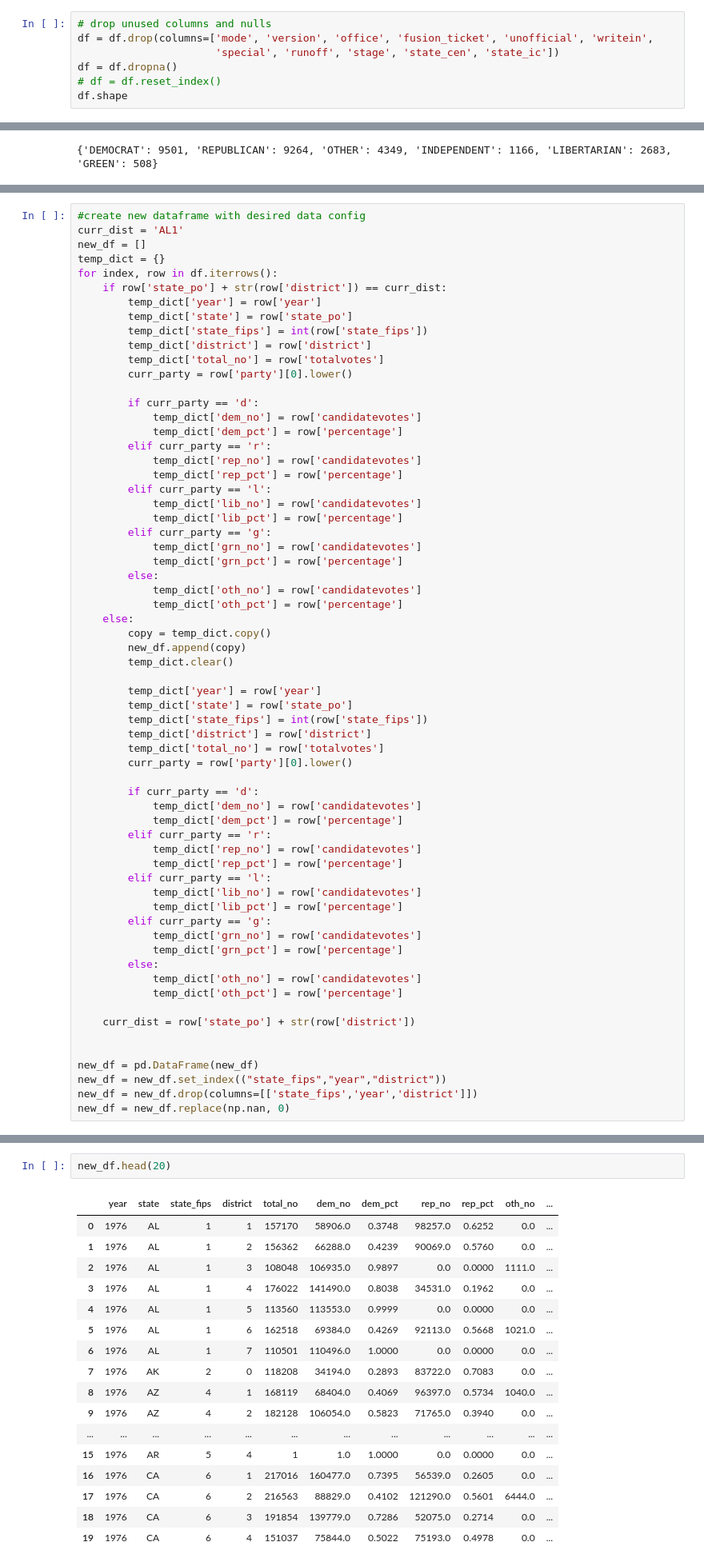
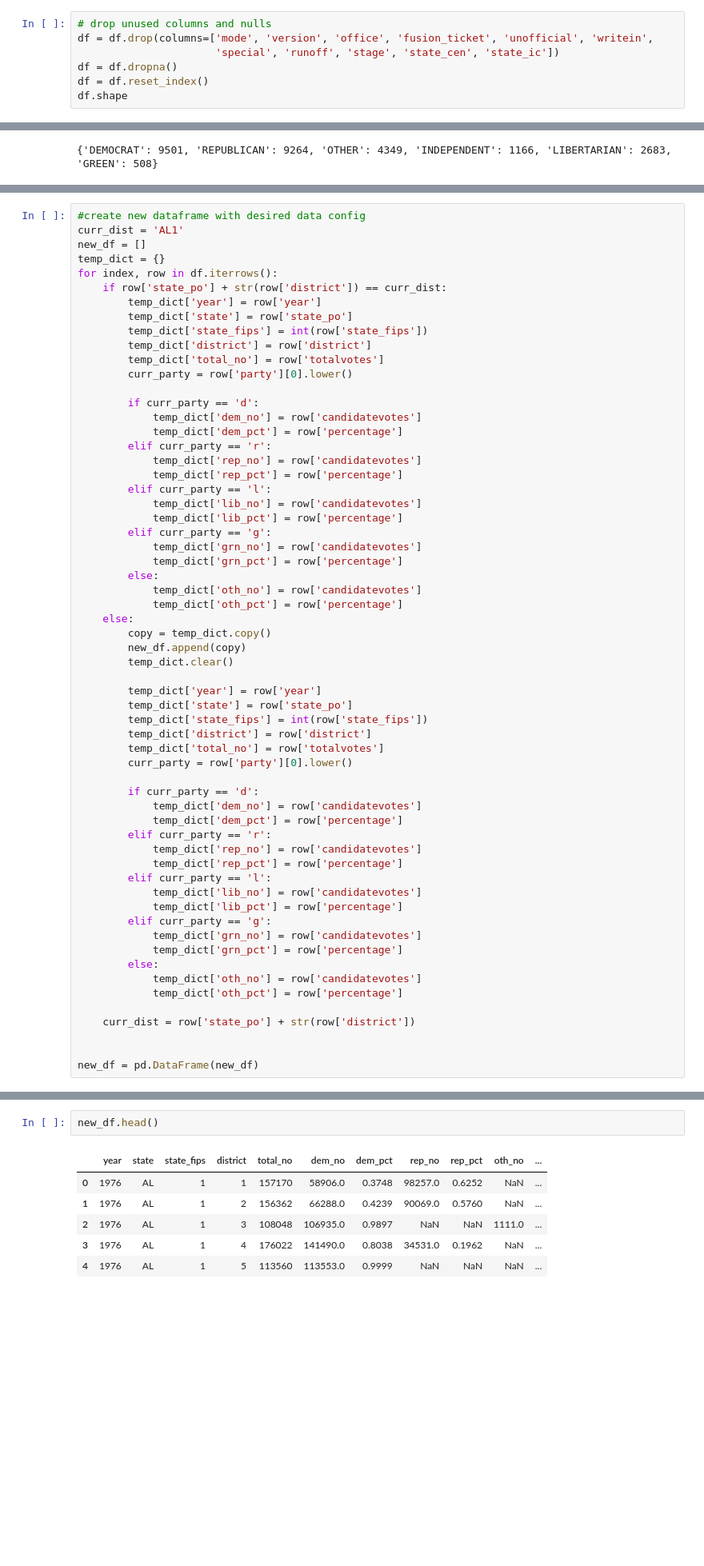
Before and after one commit to Ayushi1019/US_Election_visualization, a Jupyter notebook: house_voting_trends.ipynb, the cells around one changed output, grey strips where cells are left out. Shown: that part at 80% size. Saved outputs shown, nothing was run; the diff lists cells and outputs as text; blank space fills up the shorter version.

```diff
--- a/house_voting_trends.ipynb
+++ b/house_voting_trends.ipynb
@@ -12,6 +11,6 @@ df.shape
 df = df.drop(columns=['mode', 'version', 'office', 'fusion_ticket', 'unofficial', 'writein',
                       'special', 'runoff', 'stage', 'state_cen', 'state_ic'])
 df = df.dropna()
-# df = df.reset_index()
+df = df.reset_index()
 df.shape
 # %% [output]
@@ -121,6 +120,3 @@ for index, row in df.iterrows():
 
 
 new_df = pd.DataFrame(new_df)
-new_df = new_df.set_index(("state_fips","year","district"))
-new_df = new_df.drop(columns=[['state_fips','year','district']])
-new_df = new_df.replace(np.nan, 0)
@@ -129,21 +143,10 @@ KeyError: "None of [('state_fips', 'year', 'district')] are in the columns"
 # %%
-new_df.head(20)
+new_df.head()
 # %% [output]
 |  | year | state | state_fips | district | total_no | dem_no | dem_pct | rep_no | rep_pct | oth_no | ... |
-| 0 | 1976 | AL | 1 | 1 | 157170 | 58906.0 | 0.3748 | 98257.0 | 0.6252 | 0.0 | ... |
-| 1 | 1976 | AL | 1 | 2 | 156362 | 66288.0 | 0.4239 | 90069.0 | 0.5760 | 0.0 | ... |
-| 2 | 1976 | AL | 1 | 3 | 108048 | 106935.0 | 0.9897 | 0.0 | 0.0000 | 1111.0 | ... |
-| 3 | 1976 | AL | 1 | 4 | 176022 | 141490.0 | 0.8038 | 34531.0 | 0.1962 | 0.0 | ... |
-| 4 | 1976 | AL | 1 | 5 | 113560 | 113553.0 | 0.9999 | 0.0 | 0.0000 | 0.0 | ... |
-| 5 | 1976 | AL | 1 | 6 | 162518 | 69384.0 | 0.4269 | 92113.0 | 0.5668 | 1021.0 | ... |
-| 6 | 1976 | AL | 1 | 7 | 110501 | 110496.0 | 1.0000 | 0.0 | 0.0000 | 0.0 | ... |
-| 7 | 1976 | AK | 2 | 0 | 118208 | 34194.0 | 0.2893 | 83722.0 | 0.7083 | 0.0 | ... |
-| 8 | 1976 | AZ | 4 | 1 | 168119 | 68404.0 | 0.4069 | 96397.0 | 0.5734 | 1040.0 | ... |
-| 9 | 1976 | AZ | 4 | 2 | 182128 | 106054.0 | 0.5823 | 71765.0 | 0.3940 | 0.0 | ... |
-| ... | ... | ... | ... | ... | ... | ... | ... | ... | ... | ... | ... |
-| 15 | 1976 | AR | 5 | 4 | 1 | 1.0 | 1.0000 | 0.0 | 0.0000 | 0.0 | ... |
-| 16 | 1976 | CA | 6 | 1 | 217016 | 160477.0 | 0.7395 | 56539.0 | 0.2605 | 0.0 | ... |
-| 17 | 1976 | CA | 6 | 2 | 216563 | 88829.0 | 0.4102 | 121290.0 | 0.5601 | 6444.0 | ... |
-| 18 | 1976 | CA | 6 | 3 | 191854 | 139779.0 | 0.7286 | 52075.0 | 0.2714 | 0.0 | ... |
-| 19 | 1976 | CA | 6 | 4 | 151037 | 75844.0 | 0.5022 | 75193.0 | 0.4978 | 0.0 | ... |
+| 0 | 1976 | AL | 1 | 1 | 157170 | 58906.0 | 0.3748 | 98257.0 | 0.6252 | NaN | ... |
+| 1 | 1976 | AL | 1 | 2 | 156362 | 66288.0 | 0.4239 | 90069.0 | 0.5760 | NaN | ... |
+| 2 | 1976 | AL | 1 | 3 | 108048 | 106935.0 | 0.9897 | NaN | NaN | 1111.0 | ... |
+| 3 | 1976 | AL | 1 | 4 | 176022 | 141490.0 | 0.8038 | 34531.0 | 0.1962 | NaN | ... |
+| 4 | 1976 | AL | 1 | 5 | 113560 | 113553.0 | 0.9999 | NaN | NaN | NaN | ... |
 # %%
```
Also changed, not shown: parts of 8 cells of this notebook.
